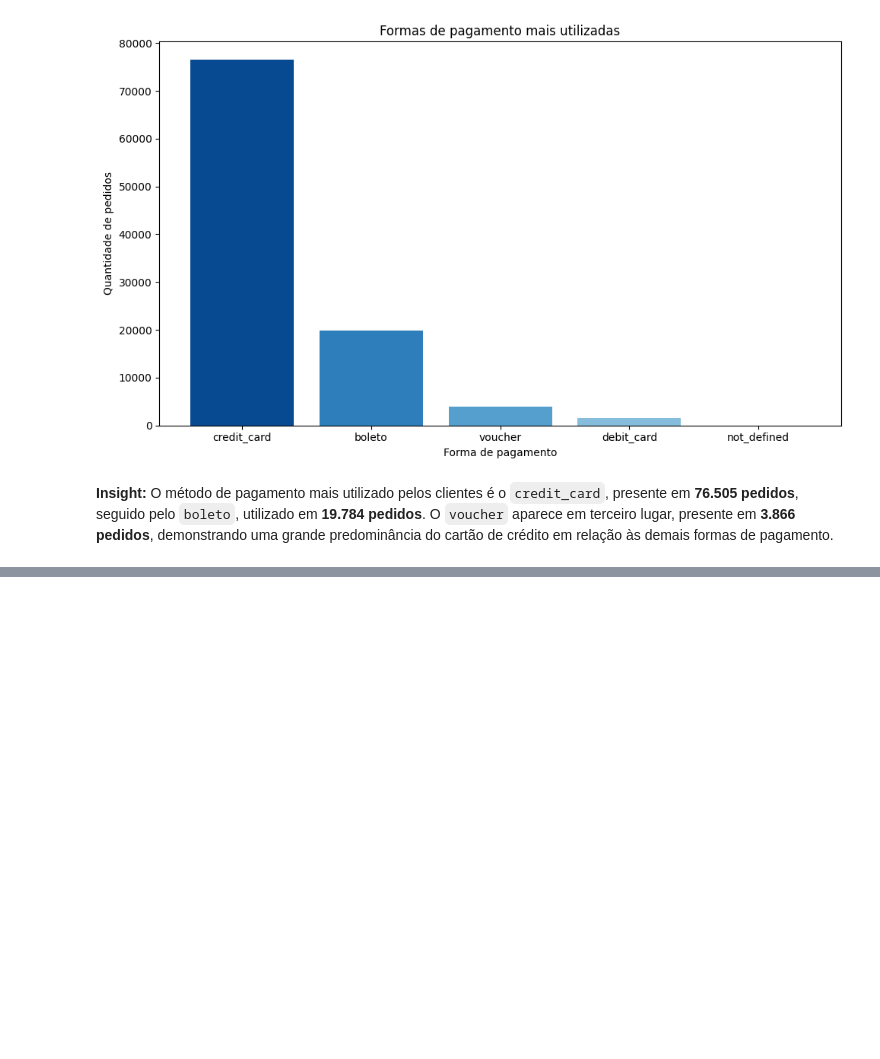
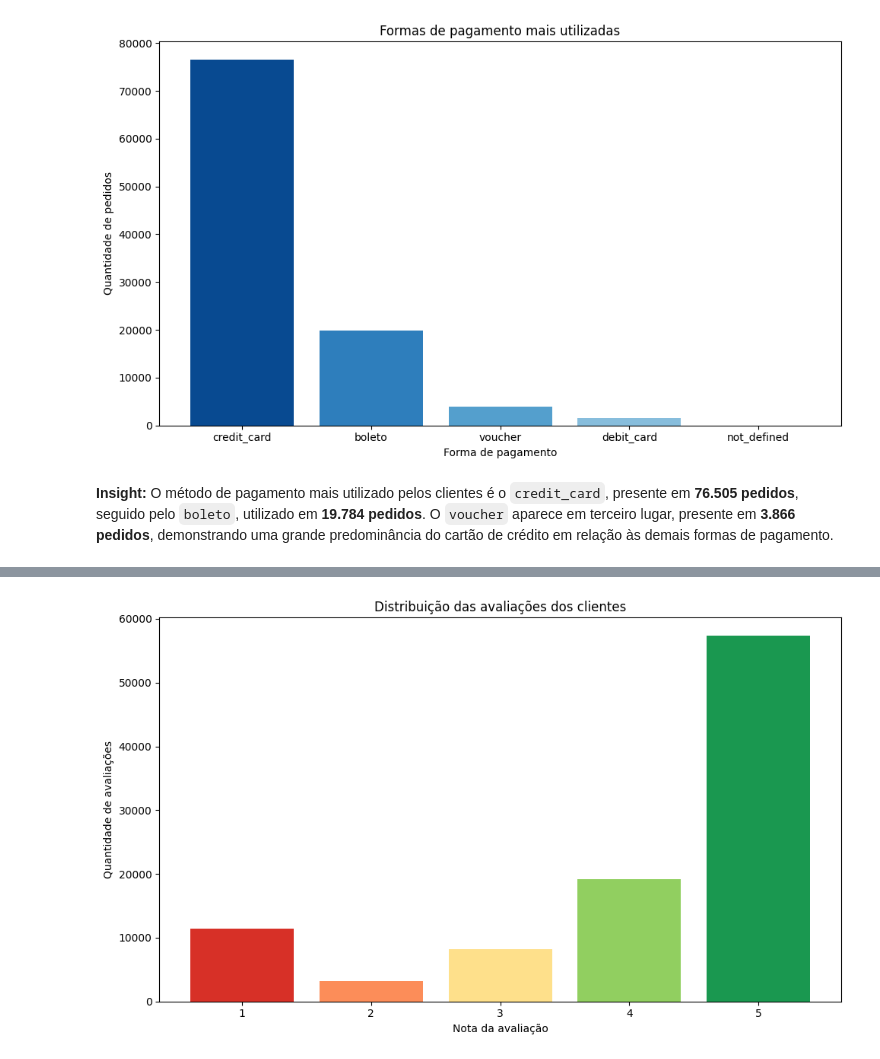
Before and after one commit to gsrizzo/analise-ecommerce-olist, a Jupyter notebook: notebooks/03_analise_exploratoria.ipynb, the cells around one changed output, grey strips where cells are left out. Drawn from its saved outputs; the diff is of its cells as text; code cells hidden in the pictures; blank space fills up the shorter version.

```diff
--- a/notebooks/03_analise_exploratoria.ipynb
+++ b/notebooks/03_analise_exploratoria.ipynb
@@ -285,0 +290,4 @@ plt.show()
+# %%
+df_distribuicao_avaliacoes = df_avaliacoes["review_score"].value_counts().sort_index().reset_index()
+
+df_distribuicao_avaliacoes
@@ -285,0 +301,22 @@ plt.show()
+# %%
+cores_avaliacoes = [
+    "#d73027",
+    "#fc8d59",
+    "#fee08b",
+    "#91cf60",
+    "#1a9850"
+]
+
+plt.figure(figsize=(10, 6))
+
+plt.bar(df_distribuicao_avaliacoes["review_score"],df_distribuicao_avaliacoes["count"], color=cores_avaliacoes)
+
+plt.title("Distribuição das avaliações dos clientes")
+plt.xlabel("Nota da avaliação")
+plt.ylabel("Quantidade de avaliações")
+
+plt.tight_layout()
+
+plt.show()
+# %% [output]
+[figure, added]
```
Also changed, not shown: parts of 13 cells of this notebook, 1 other file.
